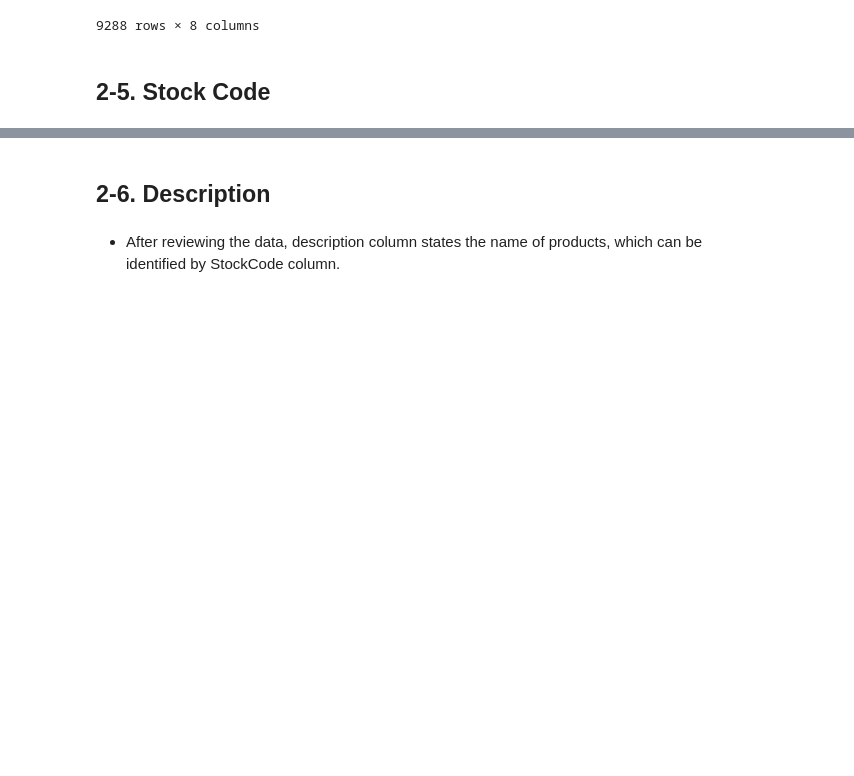
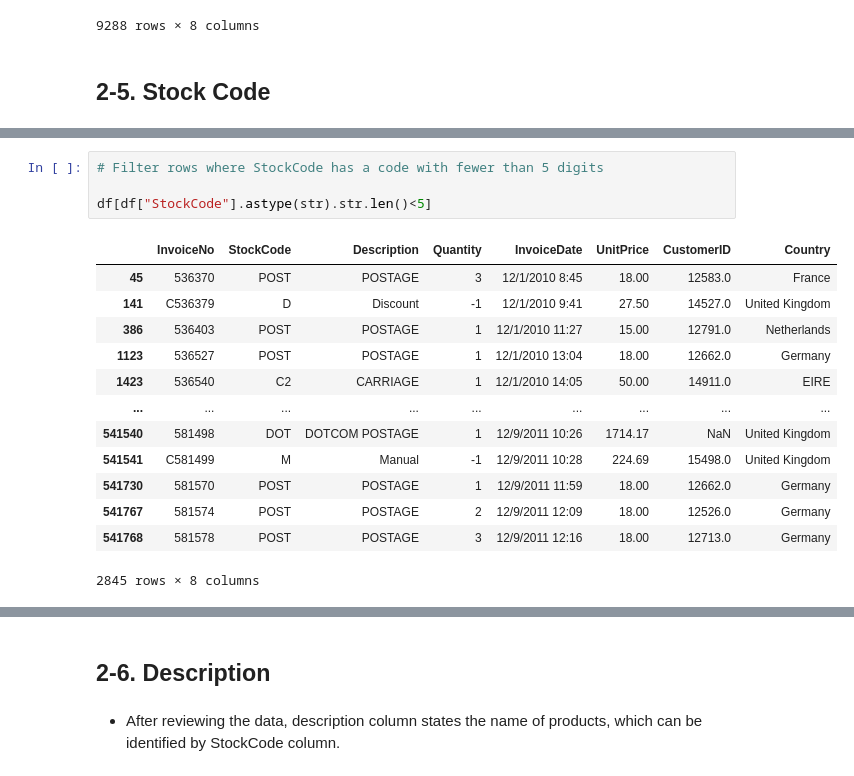
Before and after one commit to iamyunaseo/e-commerce-customer-behavior-analytics, a Jupyter notebook: e-commerce-customer-behavior-analytics.ipynb, the cells around one changed output, grey strips where cells are left out. Saved outputs shown, nothing was run; the diff lists cells and outputs as text; blank space fills up the shorter version.

```diff
--- a/e-commerce-customer-behavior-analytics.ipynb
+++ b/e-commerce-customer-behavior-analytics.ipynb
@@ -276 +284,19 @@ df[df['InvoiceNo'].astype(str).str.startswith('C')]
+# %%
+# Filter rows where StockCode has a code with fewer than 5 digits
+
+df[df["StockCode"].astype(str).str.len()<5]
+# %% [output]
+|  | InvoiceNo | StockCode | Description | Quantity | InvoiceDate | UnitPrice | CustomerID | Country |
+| 45 | 536370 | POST | POSTAGE | 3 | 12/1/2010 8:45 | 18.00 | 12583.0 | France |
+| 141 | C536379 | D | Discount | -1 | 12/1/2010 9:41 | 27.50 | 14527.0 | United Kingdom |
+| 386 | 536403 | POST | POSTAGE | 1 | 12/1/2010 11:27 | 15.00 | 12791.0 | Netherlands |
+| 1123 | 536527 | POST | POSTAGE | 1 | 12/1/2010 13:04 | 18.00 | 12662.0 | Germany |
+| 1423 | 536540 | C2 | CARRIAGE | 1 | 12/1/2010 14:05 | 50.00 | 14911.0 | EIRE |
+| ... | ... | ... | ... | ... | ... | ... | ... | ... |
+| 541540 | 581498 | DOT | DOTCOM POSTAGE | 1 | 12/9/2011 10:26 | 1714.17 | NaN | United Kingdom |
+| 541541 | C581499 | M | Manual | -1 | 12/9/2011 10:28 | 224.69 | 15498.0 | United Kingdom |
+| 541730 | 581570 | POST | POSTAGE | 1 | 12/9/2011 11:59 | 18.00 | 12662.0 | Germany |
+| 541767 | 581574 | POST | POSTAGE | 2 | 12/9/2011 12:09 | 18.00 | 12526.0 | Germany |
+| 541768 | 581578 | POST | POSTAGE | 3 | 12/9/2011 12:16 | 18.00 | 12713.0 | Germany |
+2845 rows × 8 columns
 # %%
```
Also changed, not shown: parts of 17 cells of this notebook, 1 other file.
